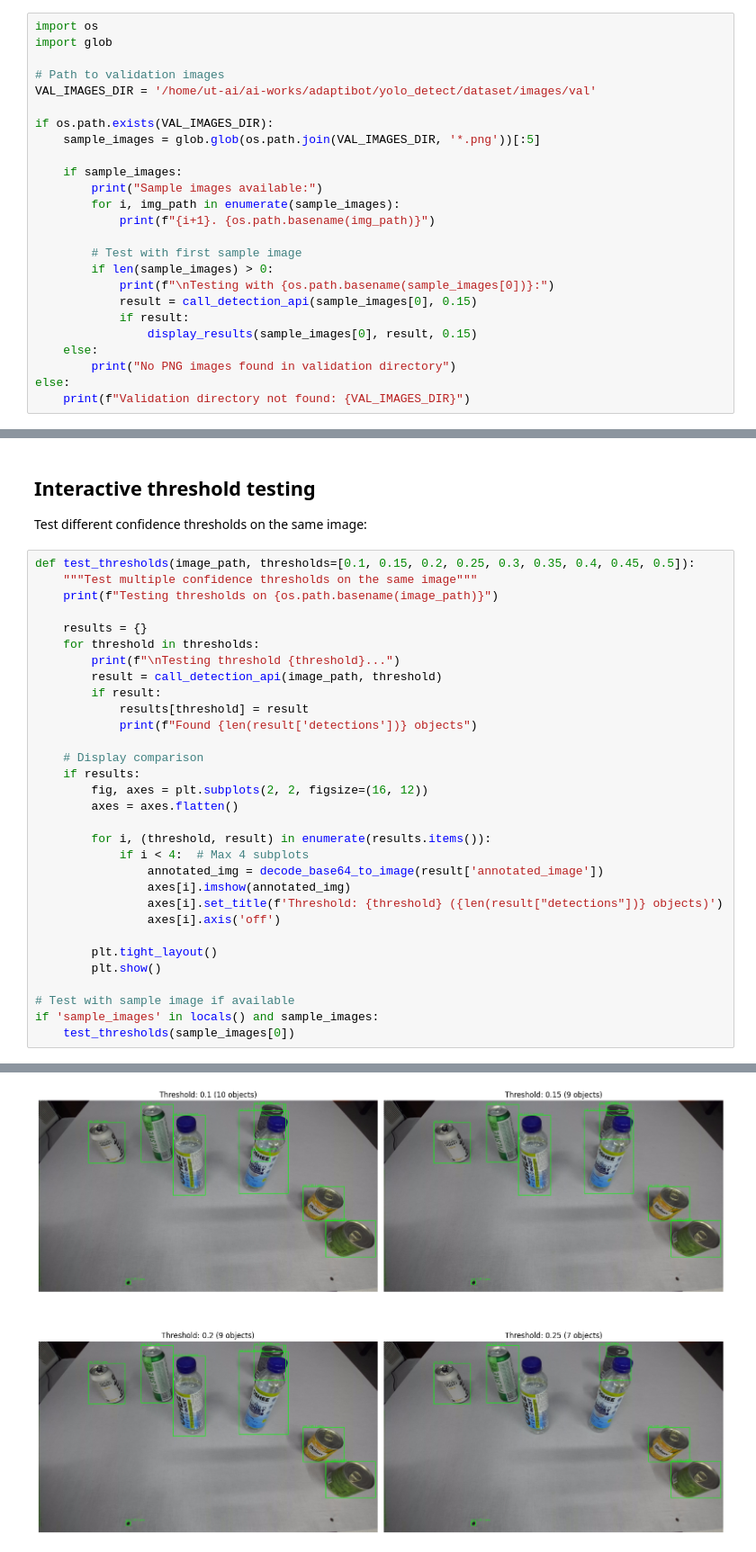
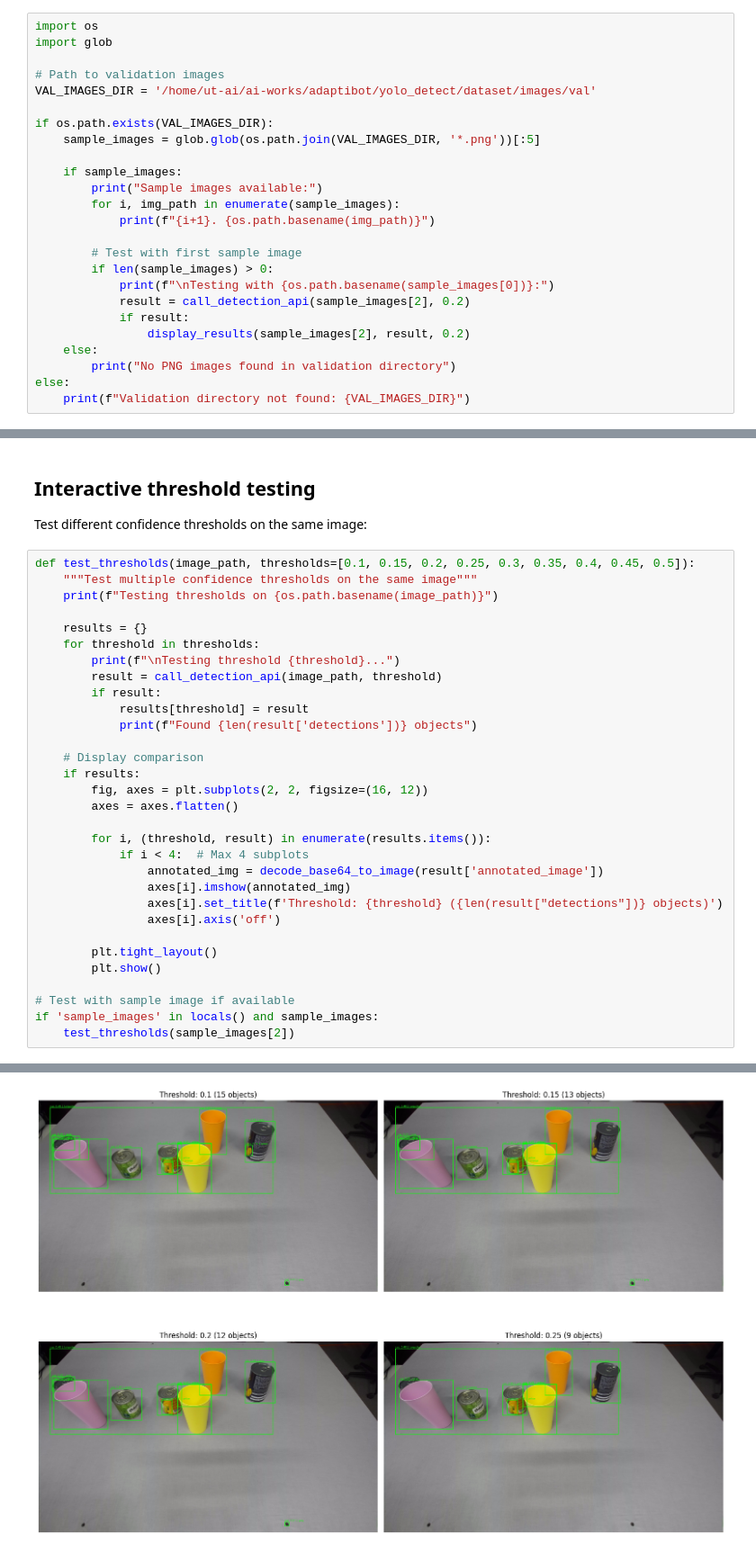
Before and after one commit to uodasuodas/adaptibot, a Jupyter notebook: detection_api/api_demo.ipynb, the cells around one changed output, grey strips where cells are left out. Shown at 90% size. Drawn from its saved outputs; the diff is of its cells as text.

```diff
--- a/detection_api/api_demo.ipynb
+++ b/detection_api/api_demo.ipynb
@@ -202,9 +202,9 @@ if os.path.exists(VAL_IMAGES_DIR):
         # Test with first sample image
         if len(sample_images) > 0:
             print(f"\nTesting with {os.path.basename(sample_images[0])}:")
-            result = call_detection_api(sample_images[0], 0.15)
+            result = call_detection_api(sample_images[2], 0.2)
             if result:
-                display_results(sample_images[0], result, 0.15)
+                display_results(sample_images[2], result, 0.2)
     else:
         print("No PNG images found in validation directory")
 else:
@@ -265,5 +268,5 @@ def test_thresholds(image_path, thresholds=[0.1, 0.15, 0.2, 0.25, 0.3, 0.35, 0.4
 
 # Test with sample image if available
 if 'sample_images' in locals() and sample_images:
-    test_thresholds(sample_images[0])
+    test_thresholds(sample_images[2])
 # %% [output]
@@ -287 +290 @@ Found 3 objects
-[figure, old version]
+[figure, new version]
```
Also changed, not shown: parts of 2 cells of this notebook, 27 other files.
